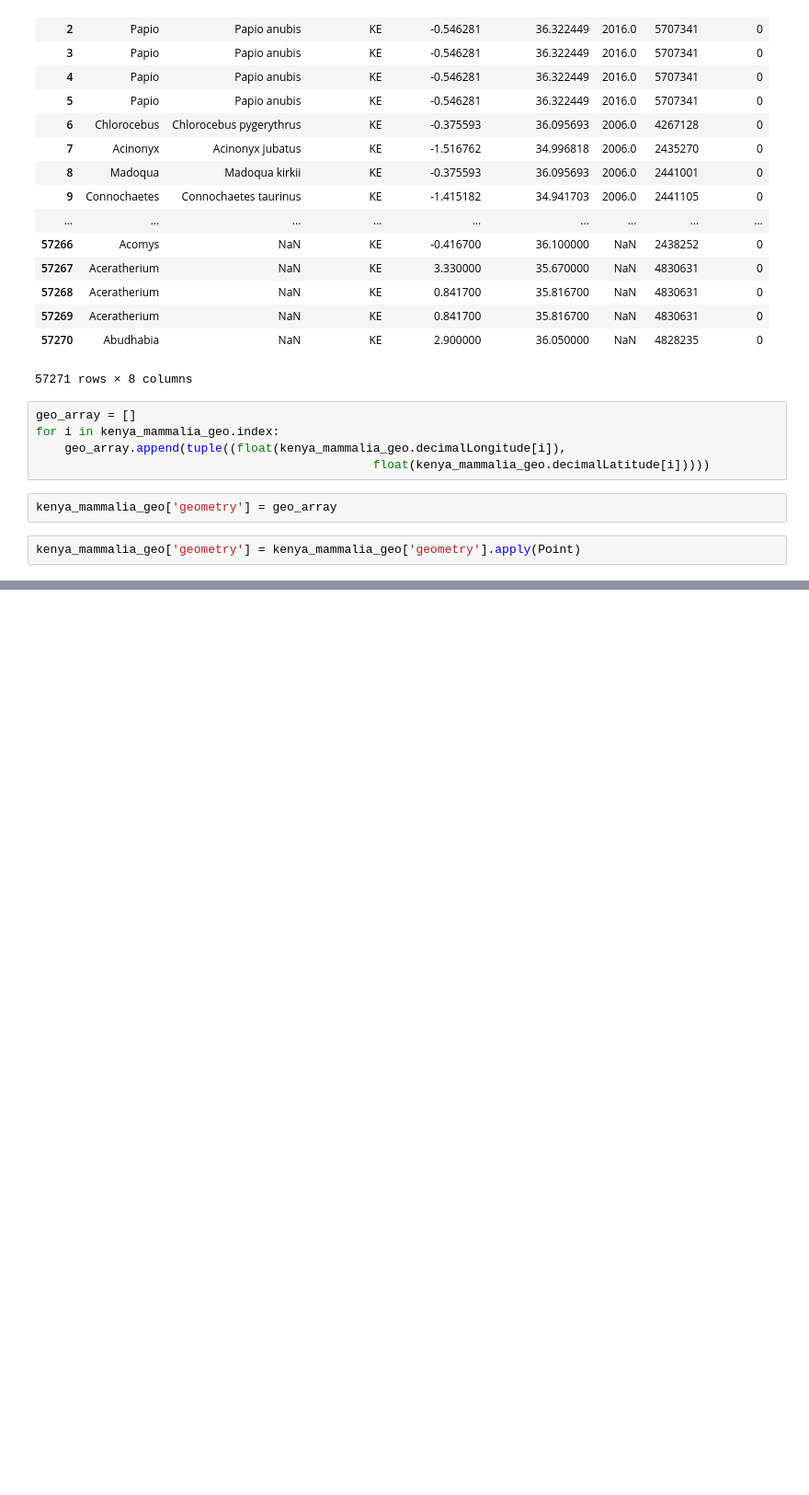
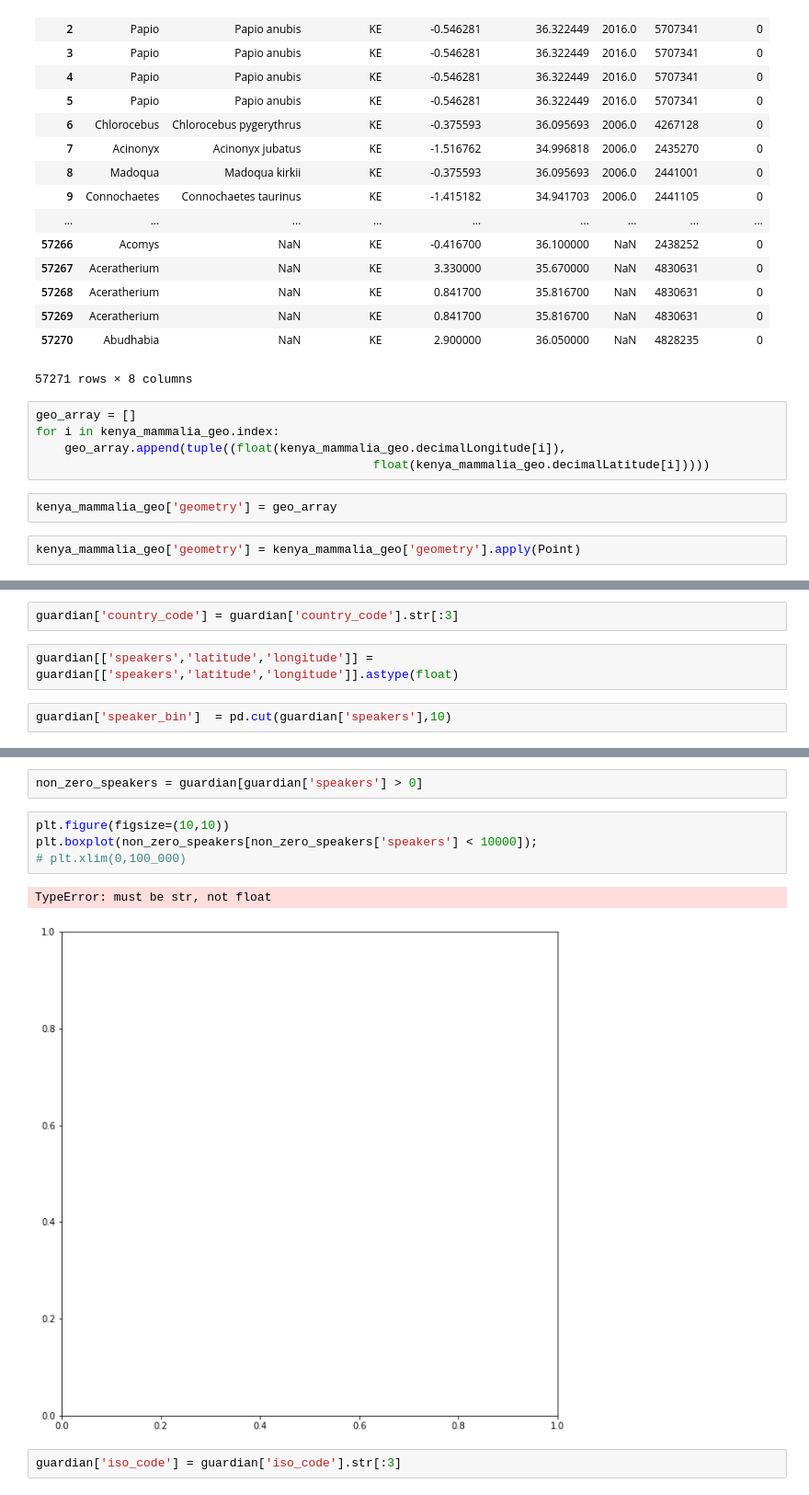
Before and after one commit to micahluedtke/linguistic_biodiversity, a Jupyter notebook: 01_code/Cluster.ipynb, the cells around one changed output, grey strips where cells are left out. Shown at 92% size. Cells and saved outputs as stored; diff of their text form; blank space fills up the shorter version.

```diff
--- a/01_code/Cluster.ipynb
+++ b/01_code/Cluster.ipynb
@@ -187,0 +422,6 @@ guardian2 = gpd.read_file('../language_data/guardian_version2/')
+# %%
+guardian['country_code'] = guardian['country_code'].str[:3]
+# %%
+guardian[['speakers','latitude','longitude']] = guardian[['speakers','latitude','longitude']].astype(float)
+# %%
+guardian['speaker_bin']  = pd.cut(guardian['speakers'],10)
@@ -187,0 +440,11 @@ guardian2 = gpd.read_file('../language_data/guardian_version2/')
+# %%
+non_zero_speakers = guardian[guardian['speakers'] > 0]
+# %%
+plt.figure(figsize=(10,10))
+plt.boxplot(non_zero_speakers[non_zero_speakers['speakers'] < 10000]);
+# plt.xlim(0,100_000)
+# %% [output]
+TypeError: must be str, not float
+[figure, added]
+# %%
+guardian['iso_code'] = guardian['iso_code'].str[:3]
```
Also changed, not shown: parts of 43 cells of this notebook, 28 other files.
